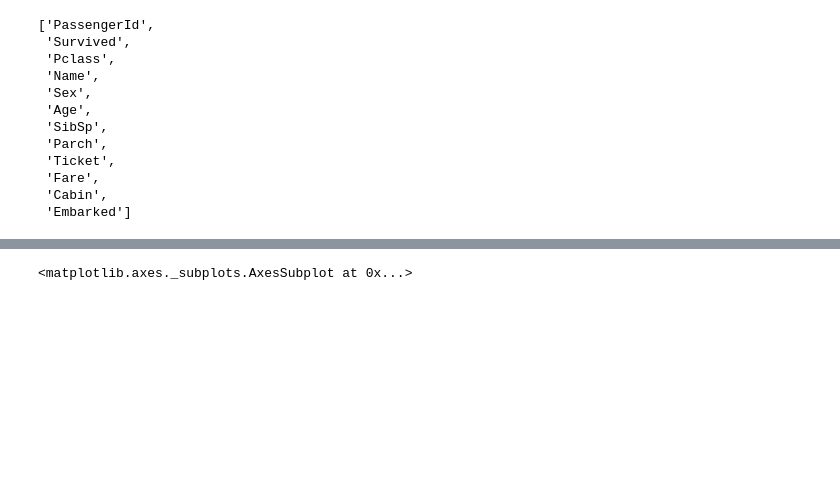
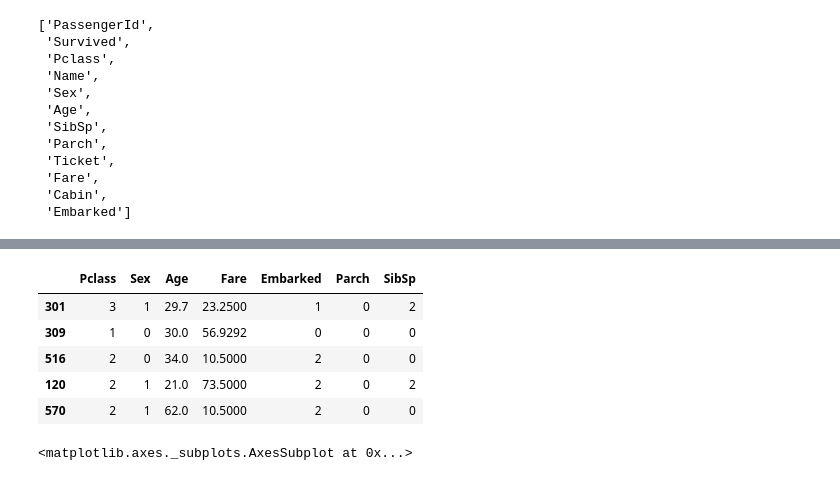
Before and after one commit to Tubomi/python, a Jupyter notebook: titanic.ipynb, the cells around one changed output, grey strips where cells are left out. Saved outputs shown, nothing was run; the diff lists cells and outputs as text; code cells hidden in the pictures; blank space fills up the shorter version.

```diff
--- a/titanic.ipynb
+++ b/titanic.ipynb
@@ -9,0 +149,4 @@ df=pd.read_csv("train.csv")
+# %%
+y=df['Survived']
+x=df[['Pclass', 'Sex', 'Age', 'Fare', 'Embarked','Parch','SibSp']]
+x_train,x_test,y_train,y_test=train_test_split(x,y,test_size=0.2,random_state=1)
@@ -108,3 +256,12 @@ col=['PassengerId',
+# %%
+x_train.head()
+# %% [output]
+|  | Pclass | Sex | Age | Fare | Embarked | Parch | SibSp |
+| 301 | 3 | 1 | 29.7 | 23.2500 | 1 | 0 | 2 |
+| 309 | 1 | 0 | 30.0 | 56.9292 | 0 | 0 | 0 |
+| 516 | 2 | 0 | 34.0 | 10.5000 | 2 | 0 | 0 |
+| 120 | 2 | 1 | 21.0 | 73.5000 | 2 | 0 | 2 |
+| 570 | 2 | 1 | 62.0 | 10.5000 | 2 | 0 | 0 |
 # %%
 sns.set()
 cm=np.corrcoef(df[()
```
Also changed, not shown: parts of 49 cells of this notebook.
